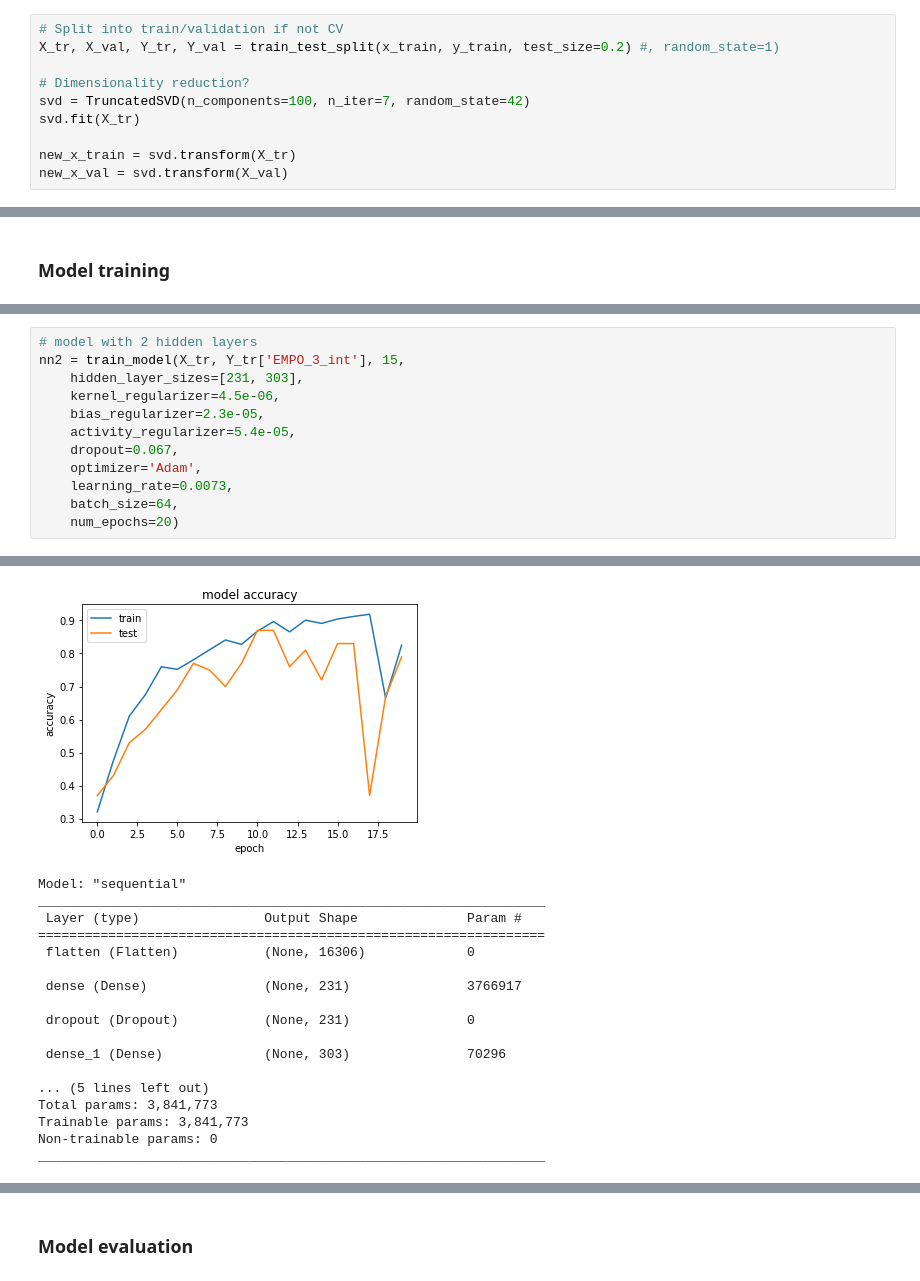
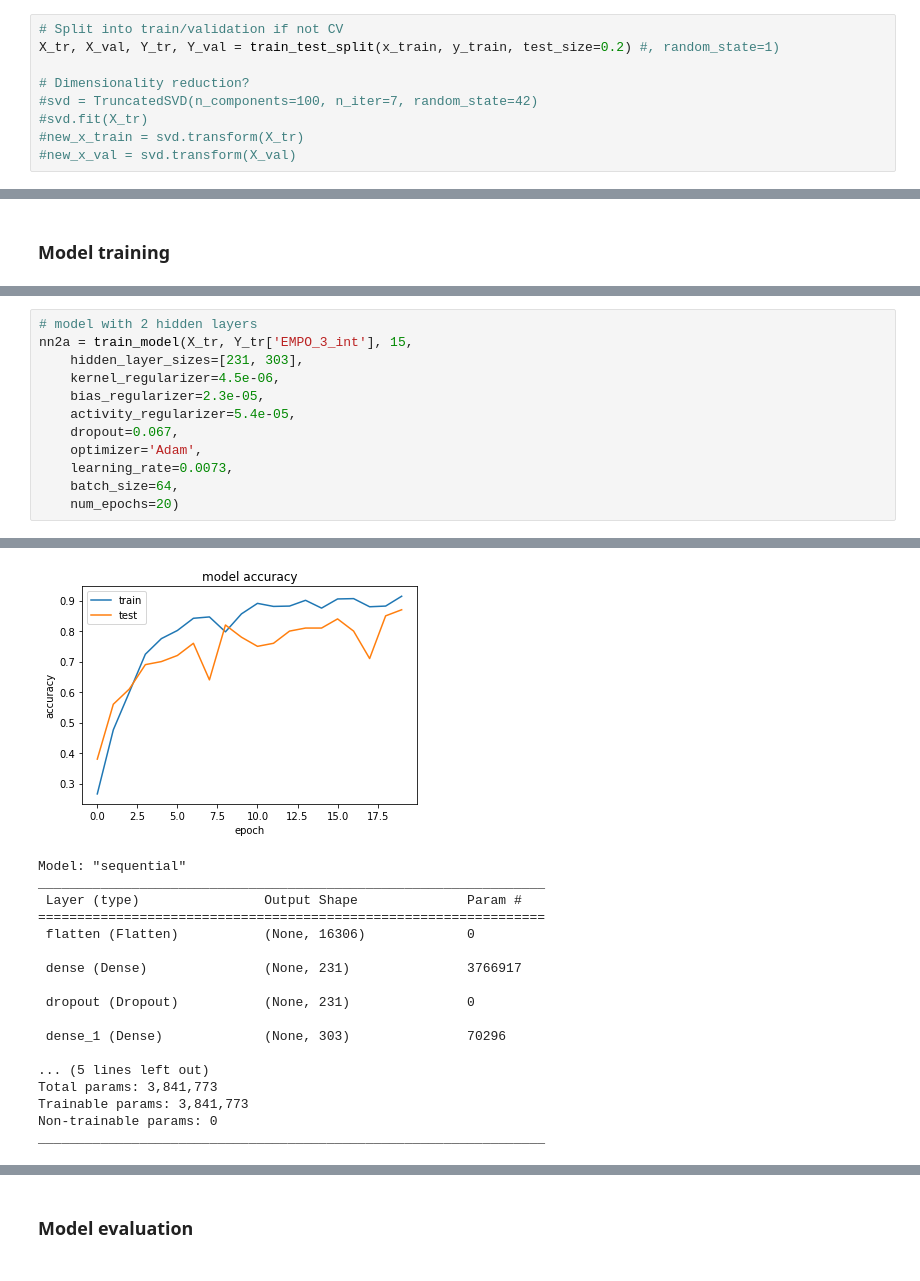
Before and after one commit to hlu17/Protein-Environment-Classification, a Jupyter notebook: modeling/neural_network.ipynb, the cells around one changed output, grey strips where cells are left out. Drawn from its saved outputs; the diff is of its cells as text.

```diff
--- a/modeling/neural_network.ipynb
+++ b/modeling/neural_network.ipynb
@@ -90,8 +90,7 @@ y_train['EMPO_3_int'] = y_train['EMPO_3'].map(labels3_map)
 X_tr, X_val, Y_tr, Y_val = train_test_split(x_train, y_train, test_size=0.2) #, random_state=1)
 
 # Dimensionality reduction?
-svd = TruncatedSVD(n_components=100, n_iter=7, random_state=42)
-svd.fit(X_tr)
-
-new_x_train = svd.transform(X_tr)
-new_x_val = svd.transform(X_val)
+#svd = TruncatedSVD(n_components=100, n_iter=7, random_state=42)
+#svd.fit(X_tr)
+#new_x_train = svd.transform(X_tr)
+#new_x_val = svd.transform(X_val)
@@ -266,6 +308,6 @@ _________________________________________________________________
 # %%
 # model with 2 hidden layers
-nn2 = train_model(X_tr, Y_tr['EMPO_3_int'], 15,
+nn2a = train_model(X_tr, Y_tr['EMPO_3_int'], 15,
     hidden_layer_sizes=[231, 303],
     kernel_regularizer=4.5e-06,
     bias_regularizer=2.3e-05,
@@ -296,4 +338,4 @@ Epoch 20/20
-[figure, old version]
+[figure, new version]
 Model: "sequential"
 _________________________________________________________________
  Layer (type)                Output Shape              Param #
```
Also changed, not shown: parts of 11 cells of this notebook, 6 other files.
